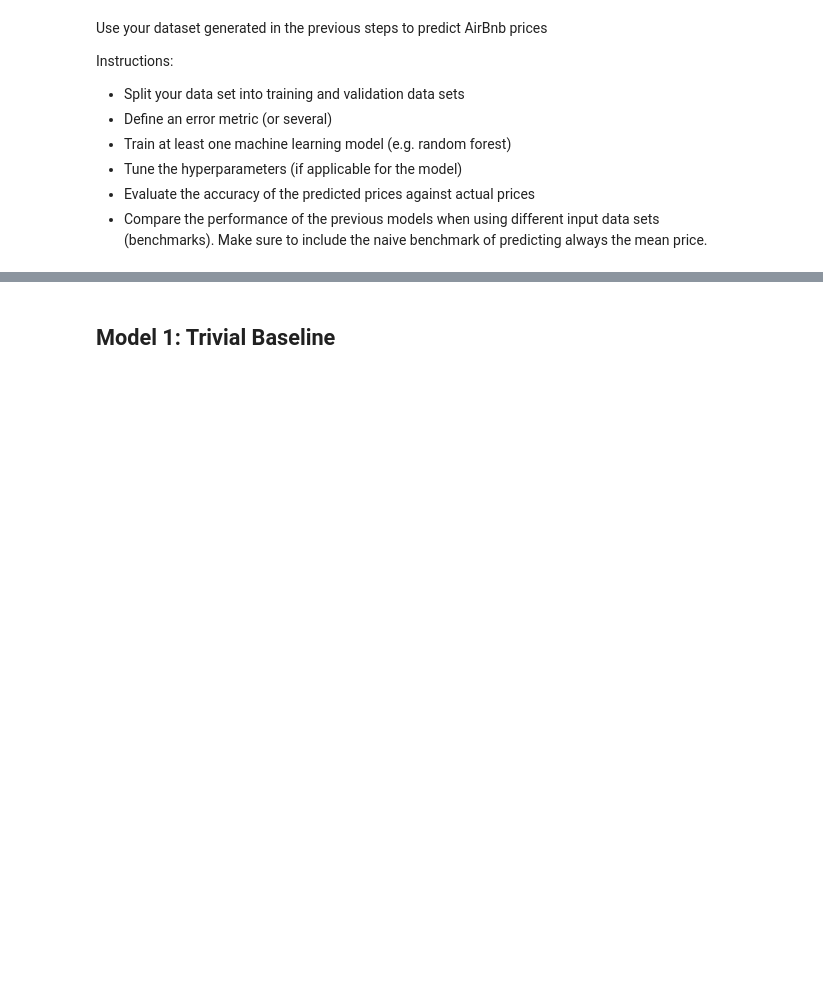
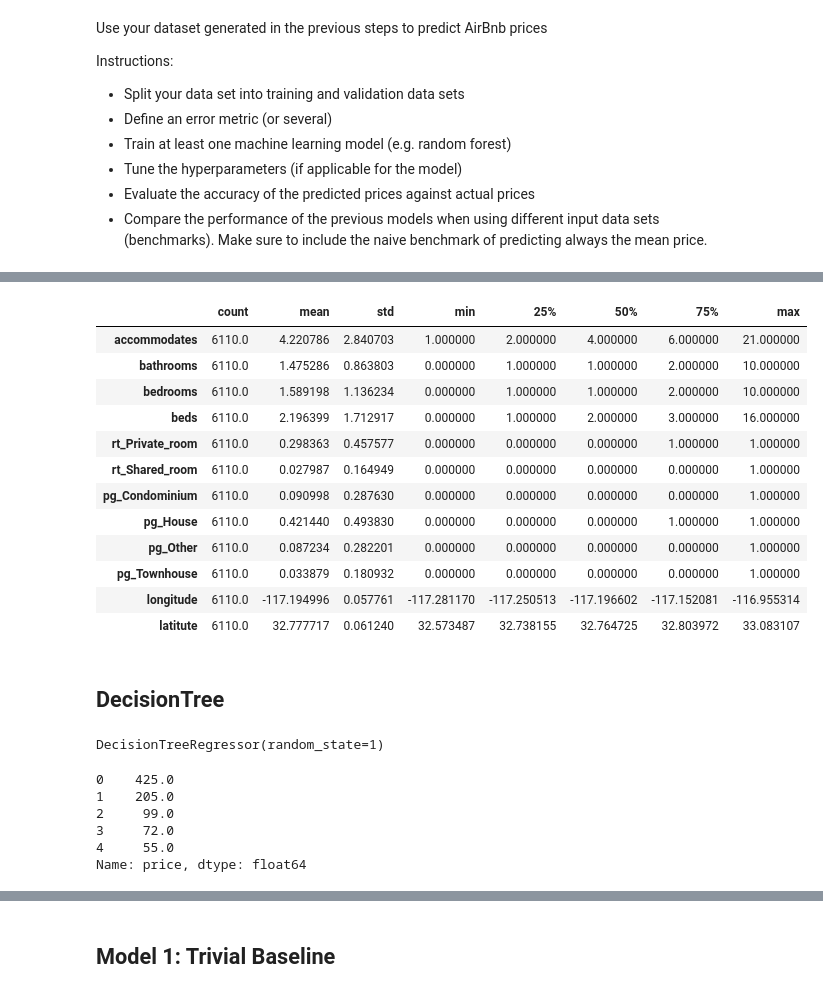
Before and after one commit to D3IP-SS24/case_study1, a Jupyter notebook: project_airbnb_template.ipynb, the cells around one changed output, grey strips where cells are left out. Saved outputs shown, nothing was run; the diff lists cells and outputs as text; code cells hidden in the pictures; blank space fills up the shorter version.

```diff
--- a/project_airbnb_template.ipynb
+++ b/project_airbnb_template.ipynb
@@ -228,3 +235,7 @@ from sklearn.model_selection import train_test_split
 
 X = ""
 y = ""
+# %%
+# clean the data, remove the the row with empty data
+gdf.dropna(axis=0, inplace=True)
+print(gdf)
@@ -230,0 +260,5 @@ y = ""
+# %%
+gdf['longitude'] = gdf['geometry'].apply(lambda p: p.x)
+gdf['latitute'] = gdf['geometry'].apply(lambda p:p.y)
+gdf = gdf.drop(columns = ['geometry'])
+gdf.head()
@@ -230,0 +279,10 @@ y = ""
+# %%
+from sklearn.model_selection import train_test_split
+
+# two different data set, one for prediction, one for result.
+# compare prediction and result
+gdf_features = ['accommodates', 'bathrooms', 'bedrooms', 'beds', 'rt_Private_room',
+       'rt_Shared_room', 'pg_Condominium', 'pg_House', 'pg_Other',
+       'pg_Townhouse', 'longitude', 'latitute']
+X = gdf[gdf_features]
+y = gdf['price']
@@ -230,0 +300,37 @@ y = ""
+# %%
+X.describe().T
+# %% [output]
+|  | count | mean | std | min | 25% | 50% | 75% | max |
+| accommodates | 6110.0 | 4.220786 | 2.840703 | 1.000000 | 2.000000 | 4.000000 | 6.000000 | 21.000000 |
+| bathrooms | 6110.0 | 1.475286 | 0.863803 | 0.000000 | 1.000000 | 1.000000 | 2.000000 | 10.000000 |
+| bedrooms | 6110.0 | 1.589198 | 1.136234 | 0.000000 | 1.000000 | 1.000000 | 2.000000 | 10.000000 |
+| beds | 6110.0 | 2.196399 | 1.712917 | 0.000000 | 1.000000 | 2.000000 | 3.000000 | 16.000000 |
+| rt_Private_room | 6110.0 | 0.298363 | 0.457577 | 0.000000 | 0.000000 | 0.000000 | 1.000000 | 1.000000 |
+| rt_Shared_room | 6110.0 | 0.027987 | 0.164949 | 0.000000 | 0.000000 | 0.000000 | 0.000000 | 1.000000 |
+| pg_Condominium | 6110.0 | 0.090998 | 0.287630 | 0.000000 | 0.000000 | 0.000000 | 0.000000 | 1.000000 |
+| pg_House | 6110.0 | 0.421440 | 0.493830 | 0.000000 | 0.000000 | 0.000000 | 1.000000 | 1.000000 |
+| pg_Other | 6110.0 | 0.087234 | 0.282201 | 0.000000 | 0.000000 | 0.000000 | 0.000000 | 1.000000 |
+| pg_Townhouse | 6110.0 | 0.033879 | 0.180932 | 0.000000 | 0.000000 | 0.000000 | 0.000000 | 1.000000 |
+| longitude | 6110.0 | -117.194996 | 0.057761 | -117.281170 | -117.250513 | -117.196602 | -117.152081 | -116.955314 |
+| latitute | 6110.0 | 32.777717 | 0.061240 | 32.573487 | 32.738155 | 32.764725 | 32.803972 | 33.083107 |
+# %% [markdown]
+## DecisionTree
+# %%
+from sklearn.tree import DecisionTreeRegressor
+
+# Define
+gdf_model = DecisionTreeRegressor(random_state=1)
+
+# Fit
+gdf_model.fit(X, y)
+# %% [output]
+DecisionTreeRegressor(random_state=1)
+# %%
+y.head()
+# %% [output]
+0    425.0
+1    205.0
+2     99.0
+3     72.0
+4     55.0
+Name: price, dtype: float64
```
Also changed, not shown: parts of 13 cells of this notebook.
